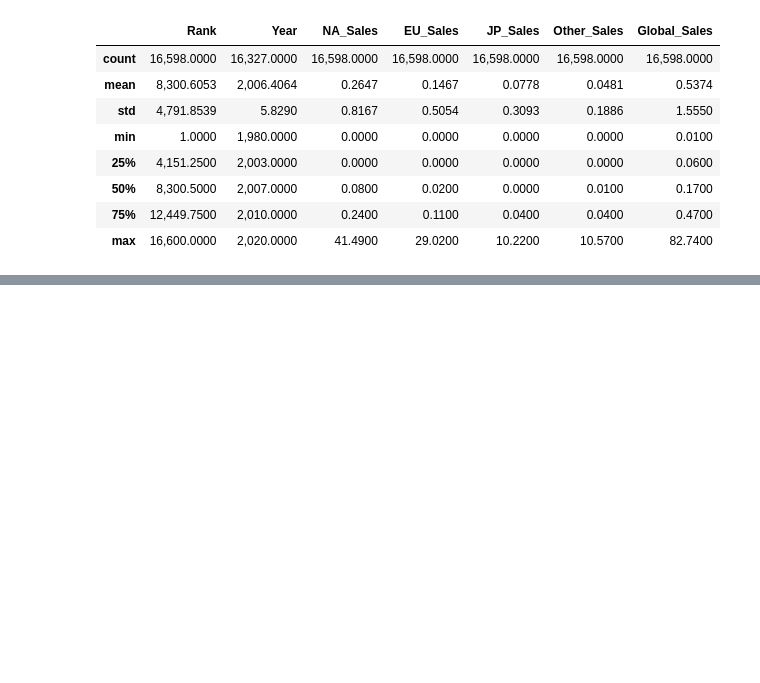
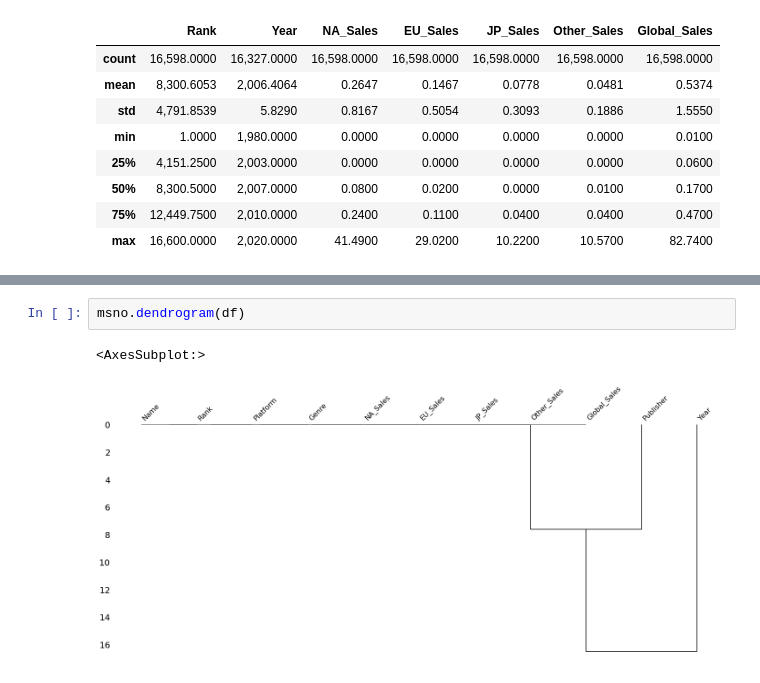
Before and after one commit to amorim-matheus/video_games_analysis, a Jupyter notebook: Video Games Sales Analysis Notebook.ipynb, the cells around one changed output, grey strips where cells are left out. Cells and saved outputs as stored; diff of their text form; blank space fills up the shorter version.

```diff
--- a/Video Games Sales Analysis Notebook.ipynb
+++ b/Video Games Sales Analysis Notebook.ipynb
@@ -152,0 +185,5 @@ df.describe()
+# %%
+msno.dendrogram(df)
+# %% [output]
+<AxesSubplot:>
+[figure, added]
```
Also changed, not shown: parts of 13 cells of this notebook.
